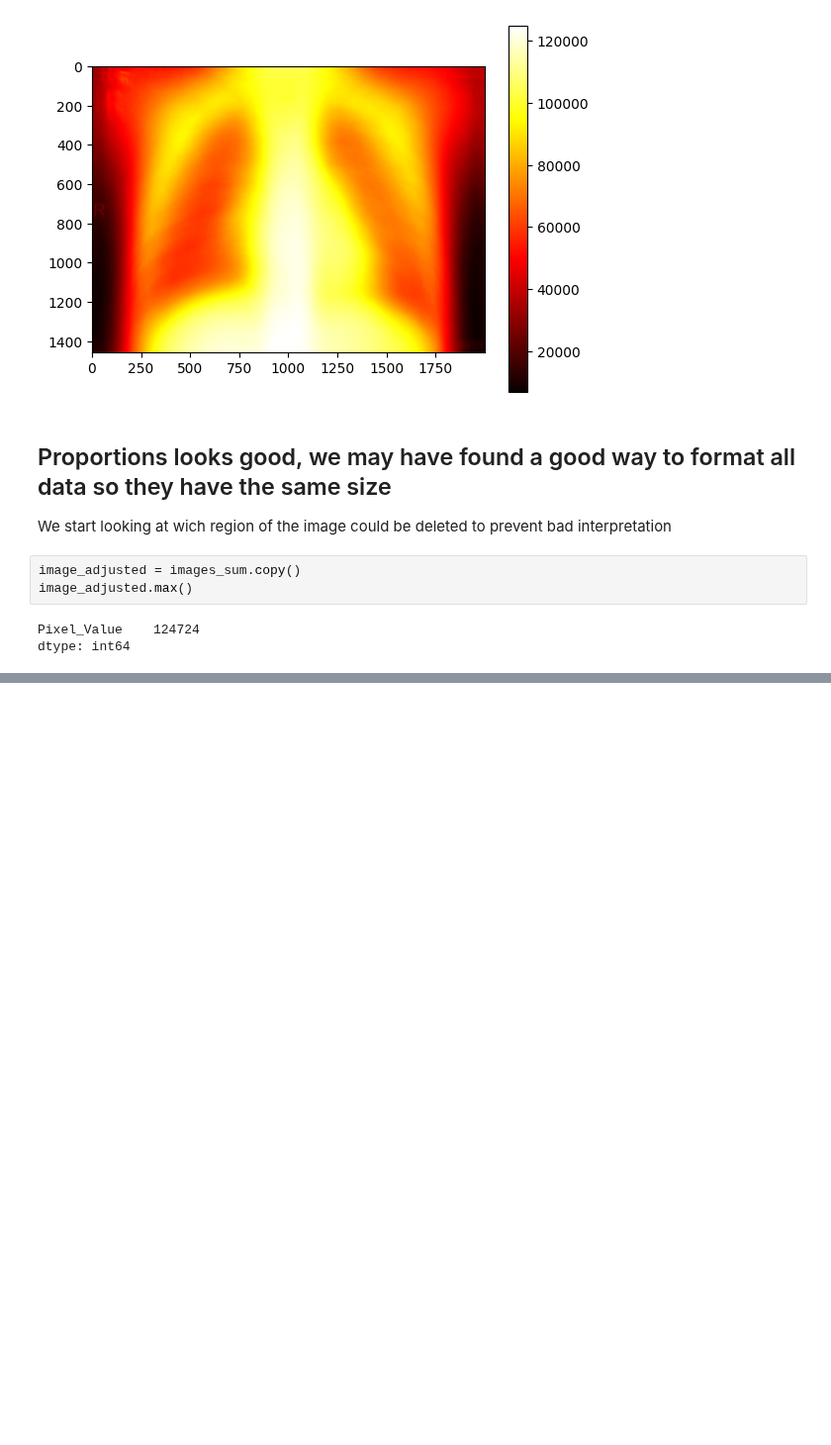
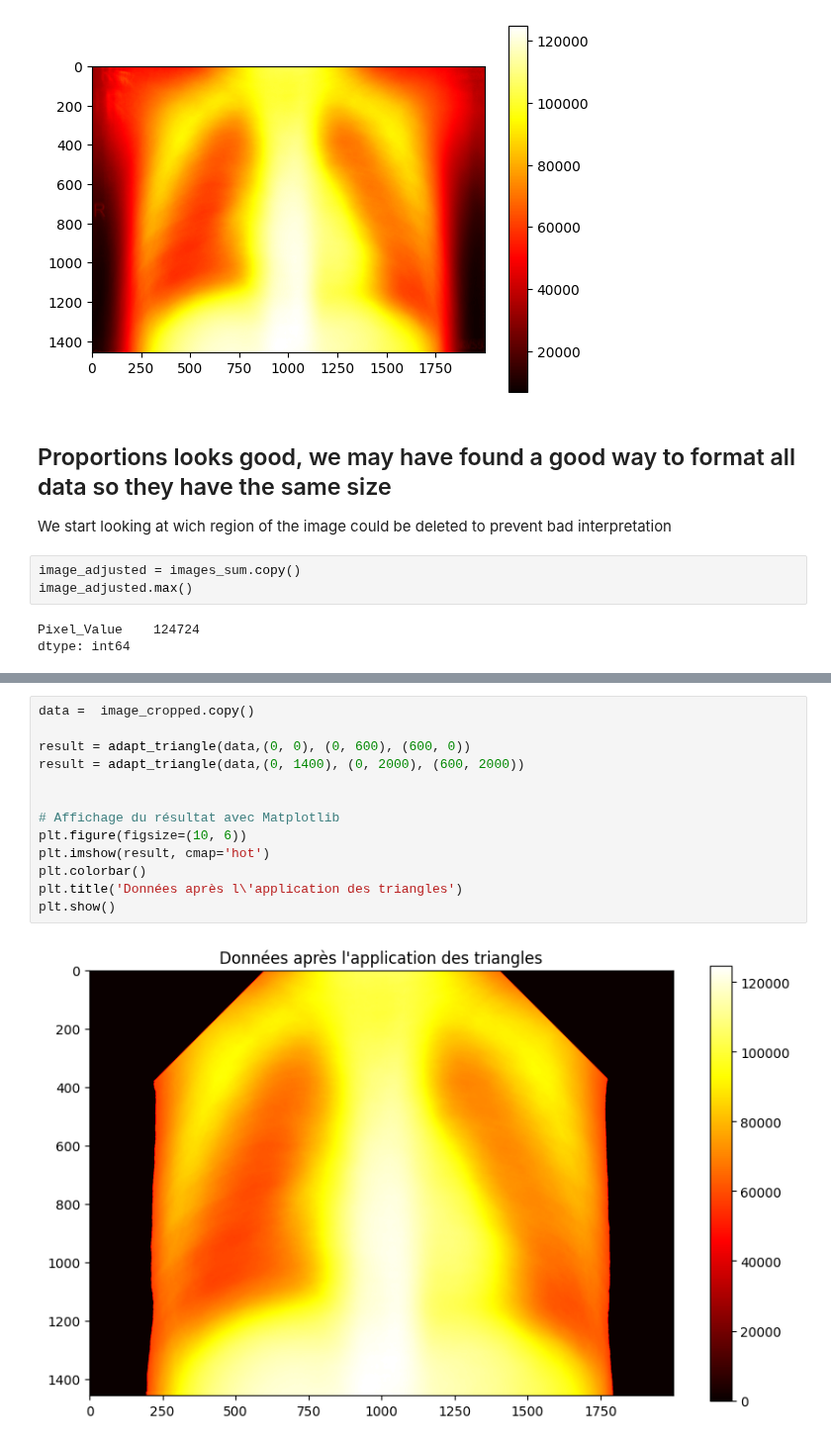
Before and after one commit to lucas066001/IllnessRecognition, a Jupyter notebook: app/ml/dataVisualization.ipynb, the cells around one changed output, grey strips where cells are left out. Shown at 99% size. Drawn from its saved outputs; the diff is of its cells as text; blank space fills up the shorter version.

```diff
--- a/app/ml/dataVisualization.ipynb
+++ b/app/ml/dataVisualization.ipynb
@@ -329,0 +342,15 @@ KeyboardInterrupt:
+# %%
+data =  image_cropped.copy()
+
+result = adapt_triangle(data,(0, 0), (0, 600), (600, 0))
+result = adapt_triangle(data,(0, 1400), (0, 2000), (600, 2000))
+
+
+# Affichage du résultat avec Matplotlib
+plt.figure(figsize=(10, 6))
+plt.imshow(result, cmap='hot')
+plt.colorbar()
+plt.title('Données après l\'application des triangles')
+plt.show()
+# %% [output]
+[figure, added]
```
Also changed, not shown: parts of 5 cells of this notebook, 2 other files.
